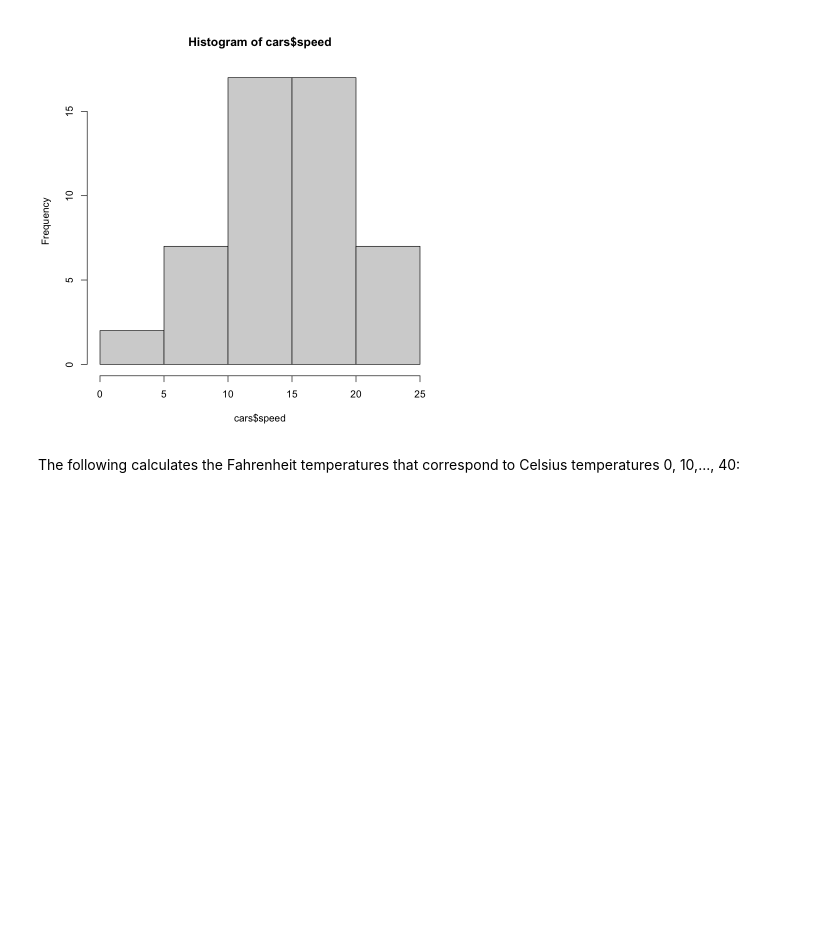
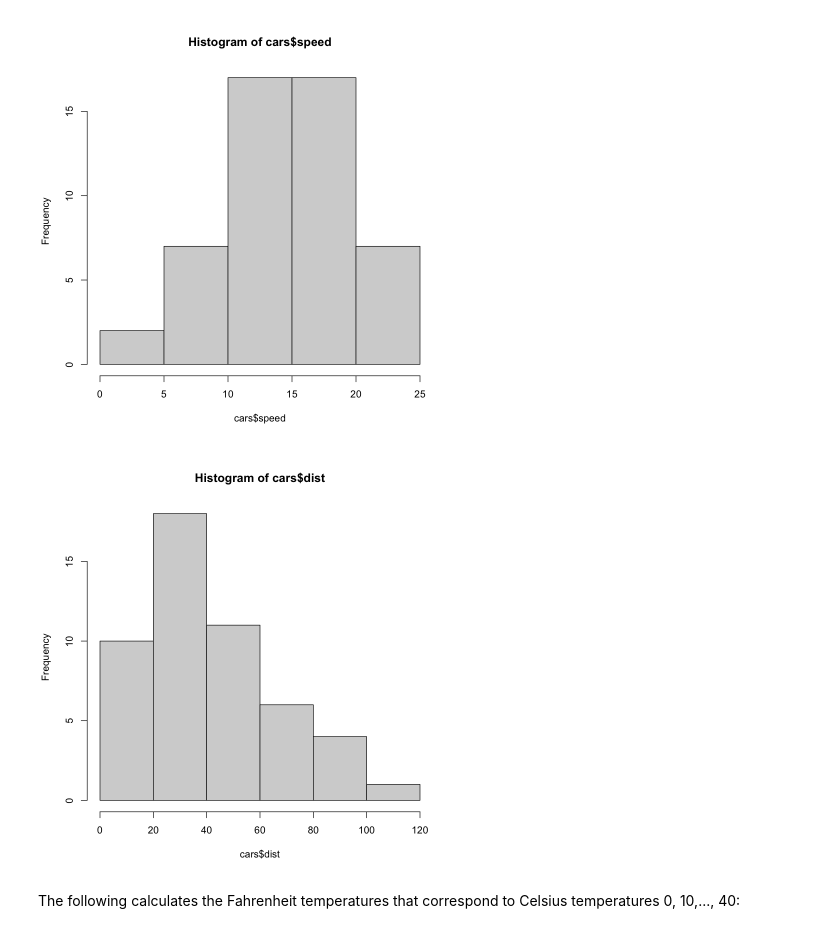
Before and after one commit to woz-u/DS-Student-Resources, a Jupyter notebook: DS102-Statistical-Programming-in-R/Examples/Data-Analysis-and-Graphics-Using-R-Section-1.ipynb, the cells around one changed output. Cells and saved outputs as stored; diff of their text form; code cells hidden in the pictures; blank space fills up the shorter version.

```diff
--- a/DS102-Statistical-Programming-in-R/Examples/Data-Analysis-and-Graphics-Using-R-Section-1.ipynb
+++ b/DS102-Statistical-Programming-in-R/Examples/Data-Analysis-and-Graphics-Using-R-Section-1.ipynb
@@ -102,6 +102,10 @@ distances (second column) is from 2 feet to 120 feet.
 hist(cars$speed)
 # %% [output]
 [figure]
+# %%
+hist(cars$dist)
+# %% [output]
+[figure, added]
 # %%
 #?cars
 # %% [markdown]
```
Also changed, not shown: parts of 7 cells of this notebook.
